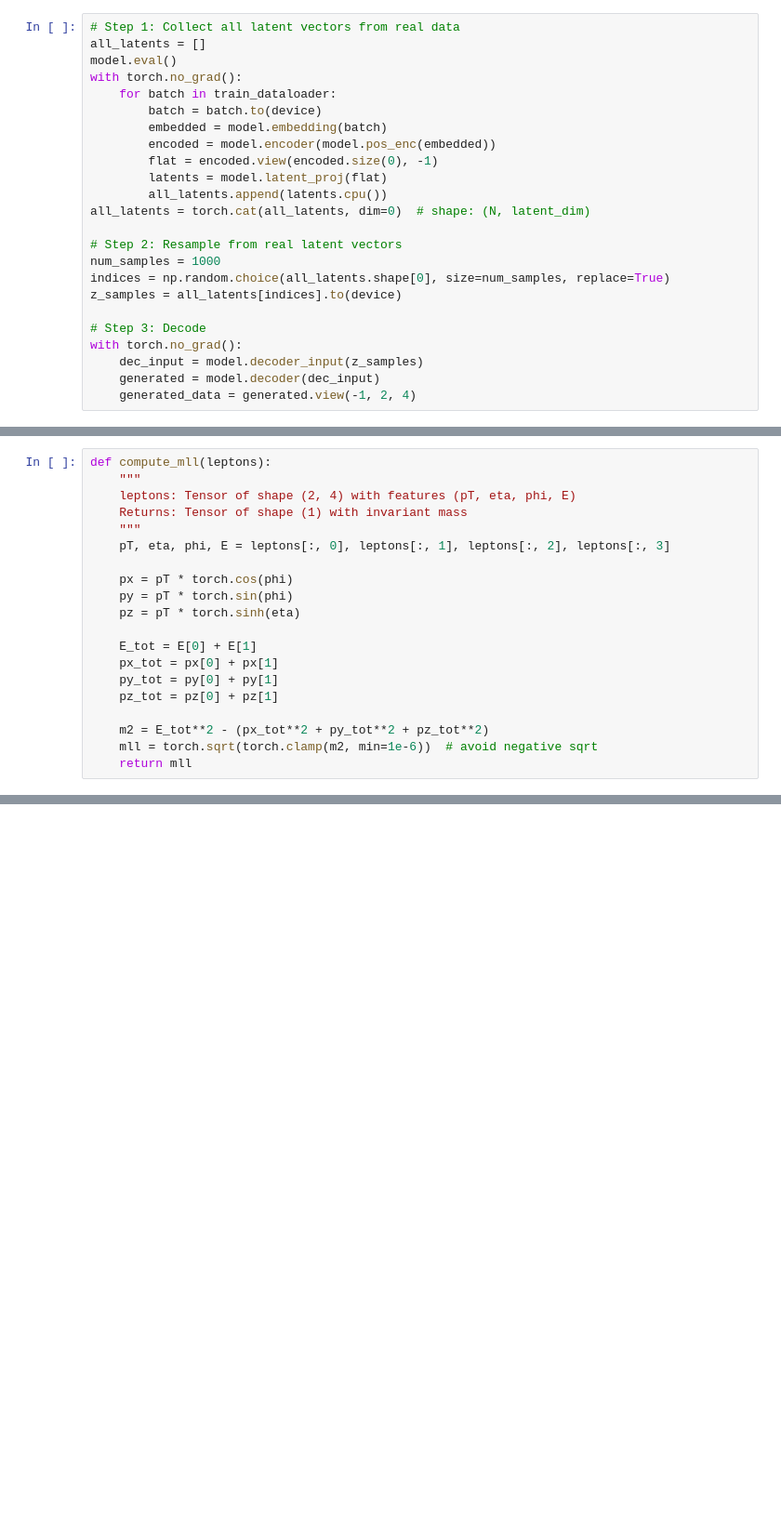
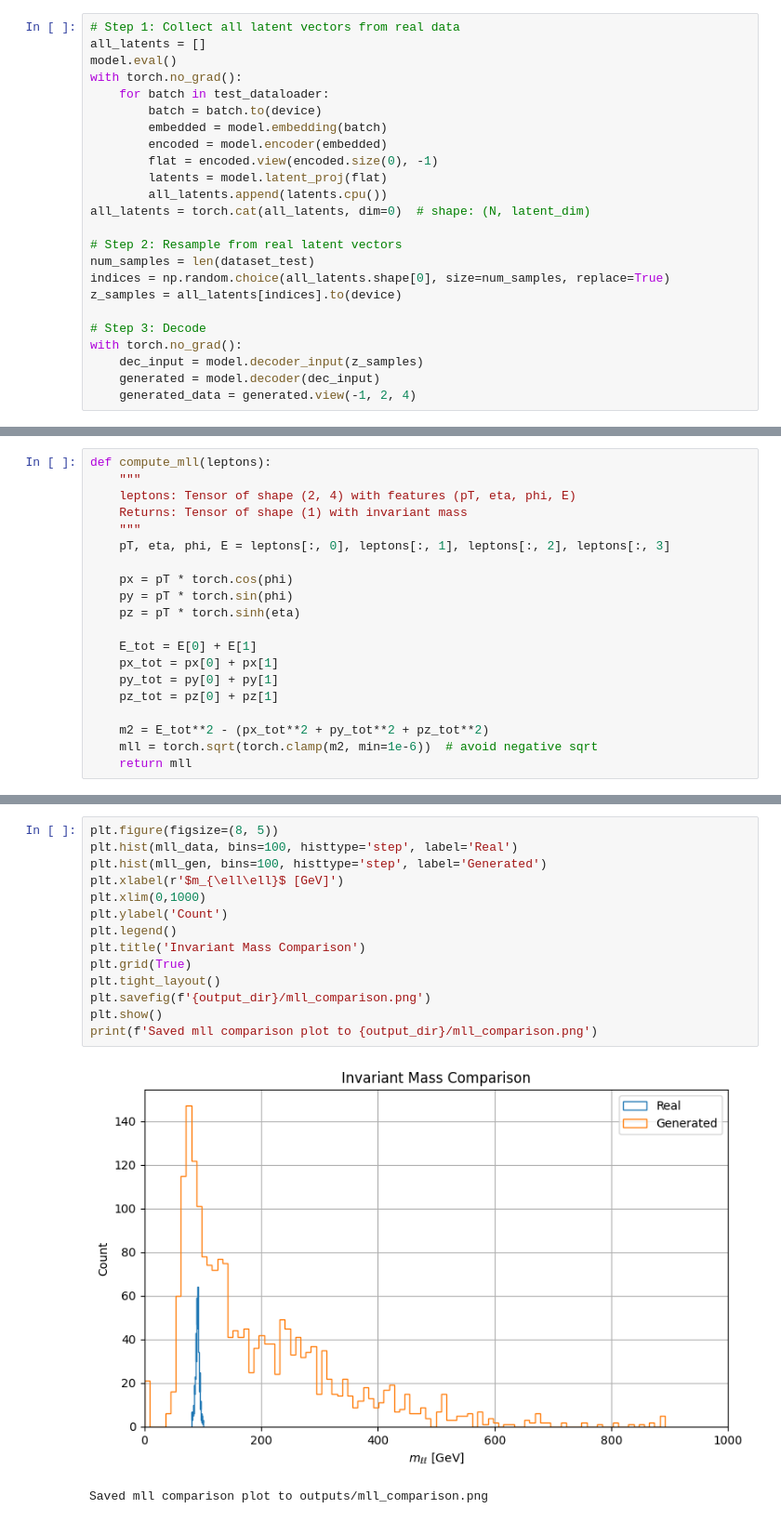
Before and after one commit to Oguz-Guzel/DYestimation, a Jupyter notebook: develop.ipynb, the cells around one changed output, grey strips where cells are left out. Shown at 93% size. Cells and saved outputs as stored; diff of their text form; blank space fills up the shorter version.

```diff
--- a/develop.ipynb
+++ b/develop.ipynb
@@ -413,17 +408,17 @@ Finish! Here is the difference:
 all_latents = []
 model.eval()
 with torch.no_grad():
-    for batch in train_dataloader:
+    for batch in test_dataloader:
         batch = batch.to(device)
         embedded = model.embedding(batch)
-        encoded = model.encoder(model.pos_enc(embedded))
+        encoded = model.encoder(embedded)
         flat = encoded.view(encoded.size(0), -1)
         latents = model.latent_proj(flat)
         all_latents.append(latents.cpu())
 all_latents = torch.cat(all_latents, dim=0)  # shape: (N, latent_dim)
 
 # Step 2: Resample from real latent vectors
-num_samples = 1000
+num_samples = len(dataset_test)
 indices = np.random.choice(all_latents.shape[0], size=num_samples, replace=True)
 z_samples = all_latents[indices].to(device)
 
@@ -479,0 +518,17 @@ Saved mll comparison plot to outputs/mll_comparison.png
+# %%
+plt.figure(figsize=(8, 5))
+plt.hist(mll_data, bins=100, histtype='step', label='Real')
+plt.hist(mll_gen, bins=100, histtype='step', label='Generated')
+plt.xlabel(r'$m_{\ell\ell}$ [GeV]')
+plt.xlim(0,1000)
+plt.ylabel('Count')
+plt.legend()
+plt.title('Invariant Mass Comparison')
+plt.grid(True)
+plt.tight_layout()
+plt.savefig(f'{output_dir}/mll_comparison.png')
+plt.show()
+print(f'Saved mll comparison plot to {output_dir}/mll_comparison.png')
+# %% [output]
+[figure, added]
+Saved mll comparison plot to outputs/mll_comparison.png
```
Also changed, not shown: parts of 12 cells of this notebook, 1 other file.
